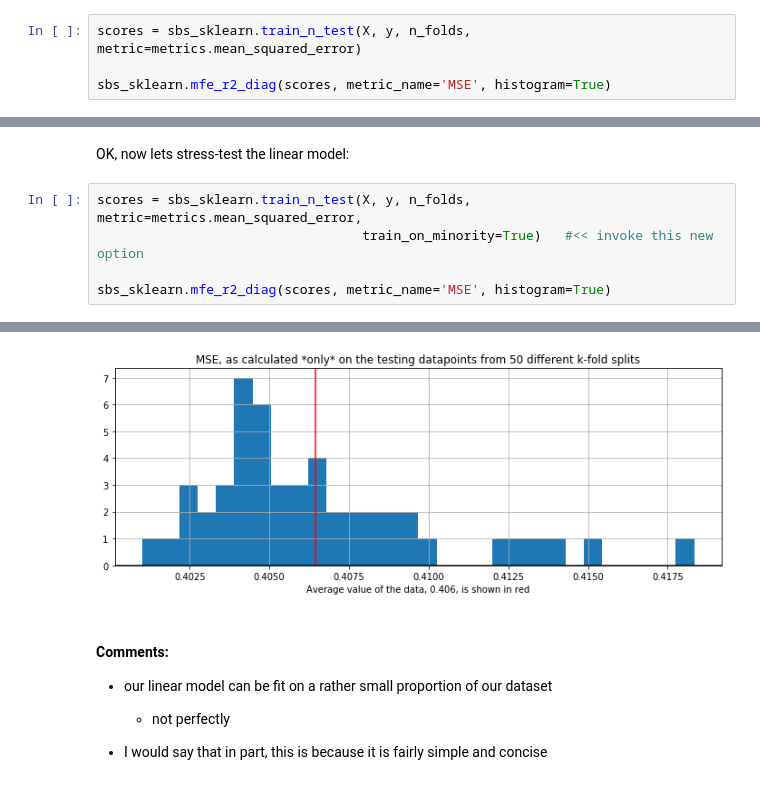
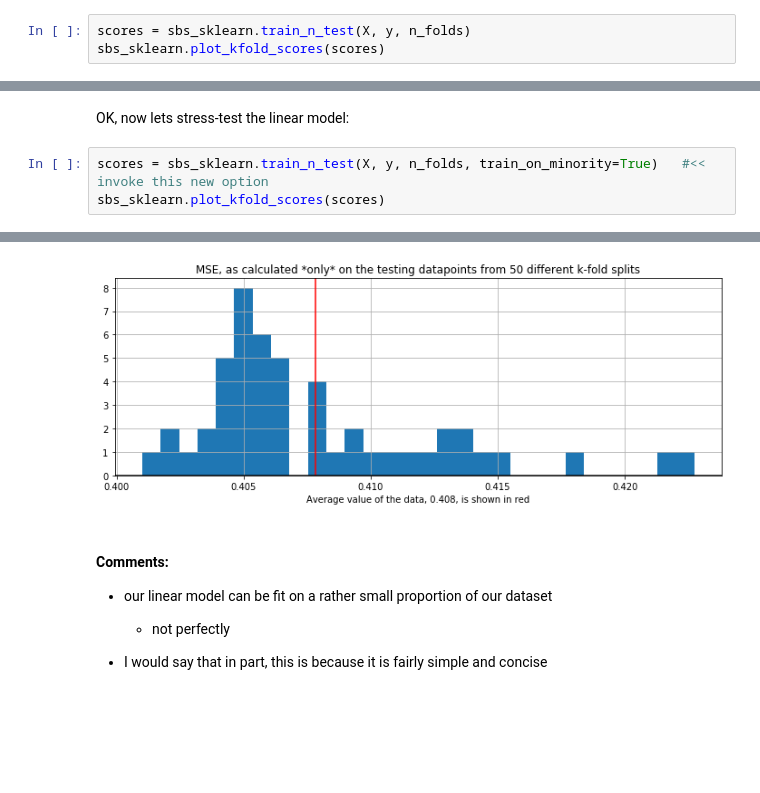
Before and after one commit to jeremy-large/ox-sbs-ml-bd, a Jupyter notebook: notebooks/class_3.ipynb, the cells around one changed output, grey strips where cells are left out. Cells and saved outputs as stored; diff of their text form; blank space fills up the shorter version.

```diff
--- a/notebooks/class_3.ipynb
+++ b/notebooks/class_3.ipynb
@@ -100,5 +100,4 @@ The linear model fits OK with 50-fold testing
 # %%
-scores = sbs_sklearn.train_n_test(X, y, n_folds, metric=metrics.mean_squared_error)
-
-sbs_sklearn.mfe_r2_diag(scores, metric_name='MSE', histogram=True)
+scores = sbs_sklearn.train_n_test(X, y, n_folds)
+sbs_sklearn.plot_kfold_scores(scores)
 # %% [output]
@@ -107,8 +106,6 @@ sbs_sklearn.mfe_r2_diag(scores, metric_name='MSE', histogram=True)
 # %% [markdown]
 OK, now lets stress-test the linear model:
 # %%
-scores = sbs_sklearn.train_n_test(X, y, n_folds, metric=metrics.mean_squared_error,
-                                  train_on_minority=True)   #<< invoke this new option
-
-sbs_sklearn.mfe_r2_diag(scores, metric_name='MSE', histogram=True)
+scores = sbs_sklearn.train_n_test(X, y, n_folds, train_on_minority=True)   #<< invoke this new option
+sbs_sklearn.plot_kfold_scores(scores)
 # %% [output]
@@ -116,4 +113,4 @@ sbs_sklearn.mfe_r2_diag(scores, metric_name='MSE', histogram=True)
-[figure, old version]
+[figure, new version]
 # %% [markdown]
 #### Comments:
 
```
Also changed, not shown: parts of 15 cells of this notebook, 3 other files.
